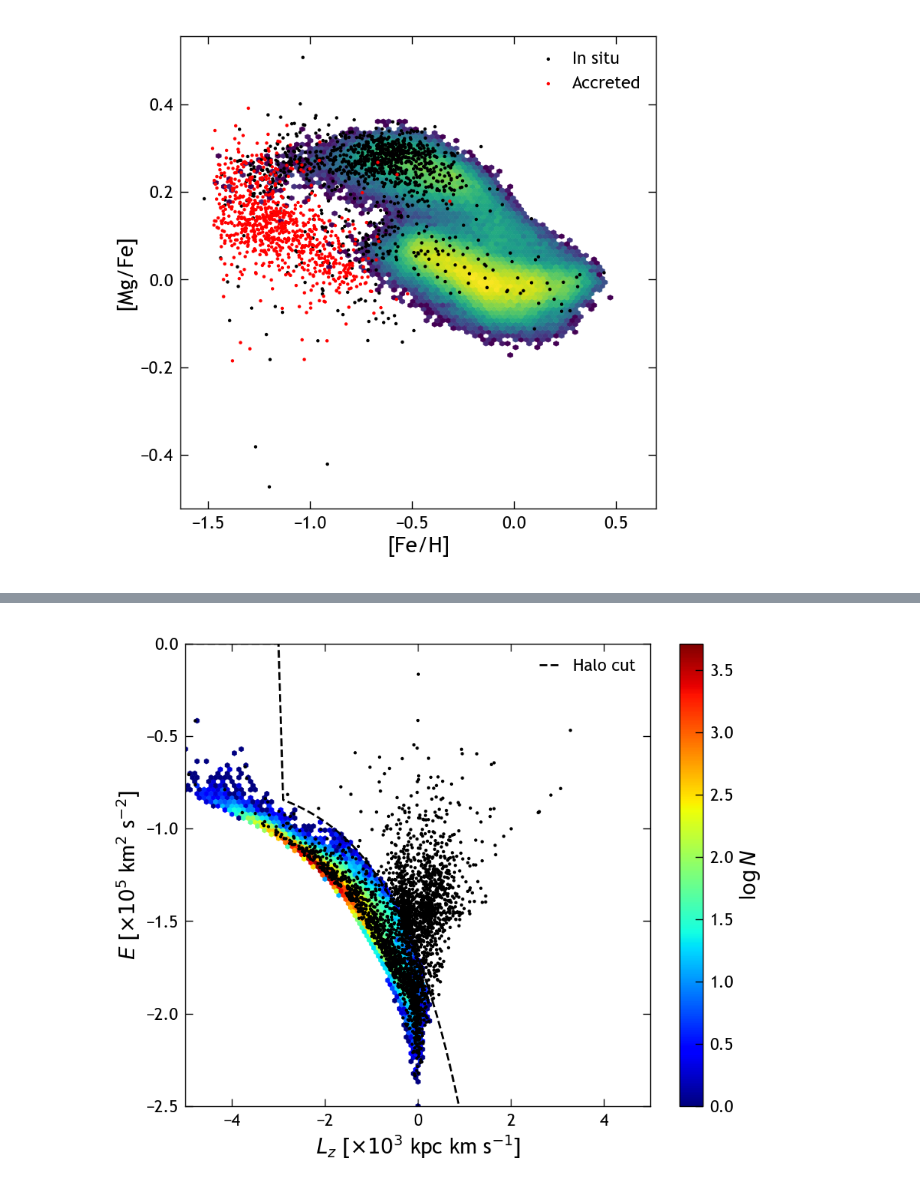
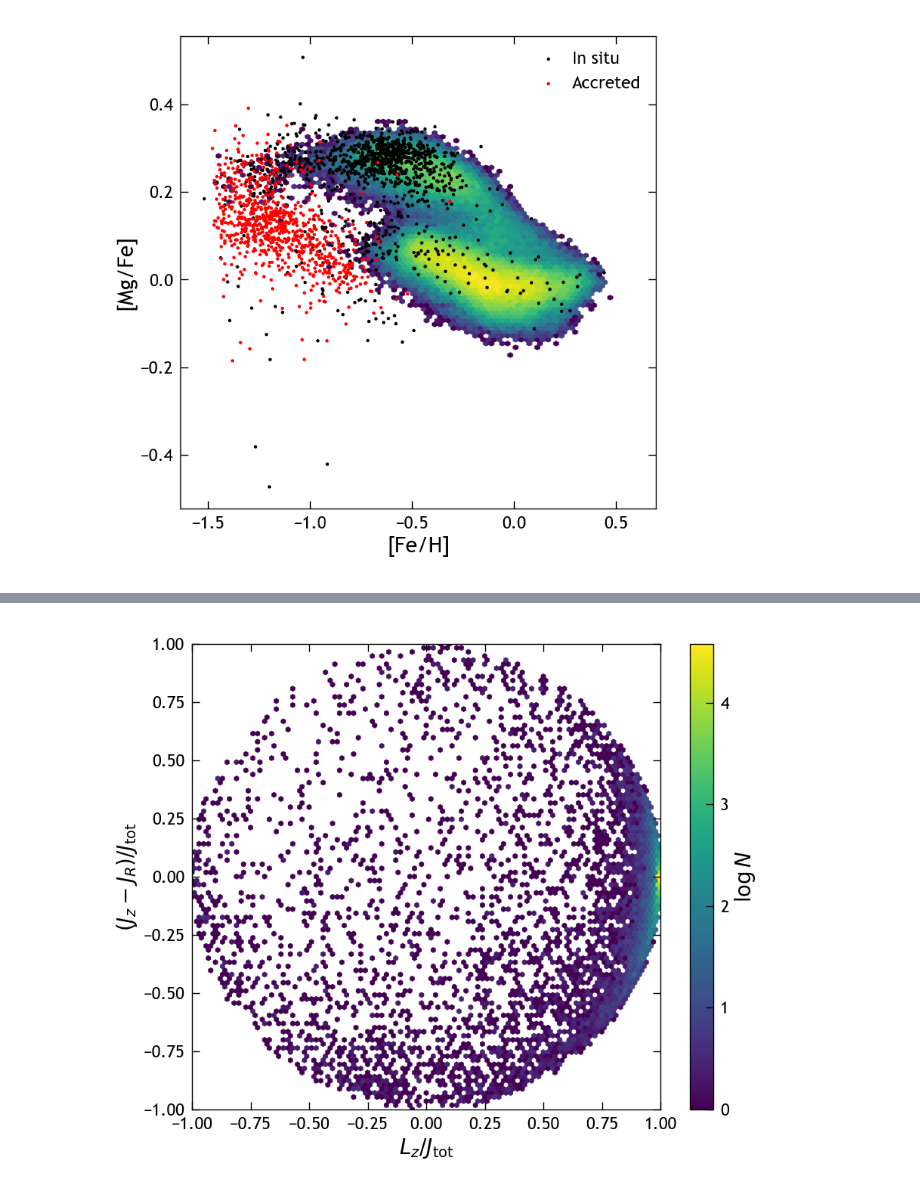
Before and after one commit to lodubay/chemical-clocks, a Jupyter notebook: src/scripts/halo.ipynb, the cells around one changed output, grey strips where cells are left out. Cells and saved outputs as stored; diff of their text form; code cells hidden in the pictures.

```diff
--- a/src/scripts/halo.ipynb
+++ b/src/scripts/halo.ipynb
@@ -32,0 +16,3 @@ mwm_rgb
+# %%
+sample = import_sample(good_ages=False, cut_limits=True)
+sample
@@ -335,32 +331,27 @@ plt.show()
 # %%
 fig, ax = plt.subplots(figsize=(5, 4))
 
 logsum = lambda x: np.log10(np.sum(x))
 
-kwargs = dict(gridsize=100, cmap='jet', linewidths=0.2, extent=[-5, 5, -2.5, 0.])
+# Define total action Jtot
+sample['Jtot2'] = np.sqrt(sample['Jr']**2 + sample['Jz']**2 + sample['Lz']**2)
+
+kwargs = dict(gridsize=100, cmap='viridis', linewidths=0.2, extent=[-1, 1, -1, 1])
 pcm = ax.hexbin(
-    mwm_disk['Lz']/1e3, mwm_disk['E']/1e5,
-    C=np.ones(mwm_rgb.shape[0]),
+    -sample['Lz']/sample['Jtot2'],
+    (sample['Jz']-sample['Jr'])/sample['Jtot2'],
+    C=np.ones(sample.shape[0]),
     reduce_C_function=logsum,
     **kwargs
 )
 fig.colorbar(pcm, ax=ax, label=r'$\log N$')
 
-# Arbitrary cut - find a better one in the literature
-def halo_ELz_cut(Lz):
-    return np.where(Lz<-3, 0, -0.7 - np.exp(Lz / 1.5))
-
-Lz_arr = np.arange(-5, 5.1, 0.1)
-ax.plot(Lz_arr, halo_ELz_cut(Lz_arr), 'k--', label='Halo cut')
-
-ax.scatter(mwm_halo_vel['Lz']/1e3, mwm_halo_vel['E']/1e5, c='k', **scatter_kwargs)
-
-ax.set_xlabel(r'$L_z$ [$\times10^3$ kpc km s$^{-1}$]')
-ax.set_ylabel(r'$E$ [$\times 10^5$ km$^2$ s$^{-2}$]')
+ax.set_xlabel(r'$L_z/J_{\rm tot}$')
+ax.set_ylabel(r'$(J_z - J_R)/J_{\rm tot}$')
 ax.set_xlim(kwargs['extent'][:2])
 ax.set_ylim(kwargs['extent'][2:])
 ax.legend()
 
 plt.show()
 # %% [output]
-[figure, old version]
+[figure, new version]
```
Also changed, not shown: parts of 27 cells of this notebook.
